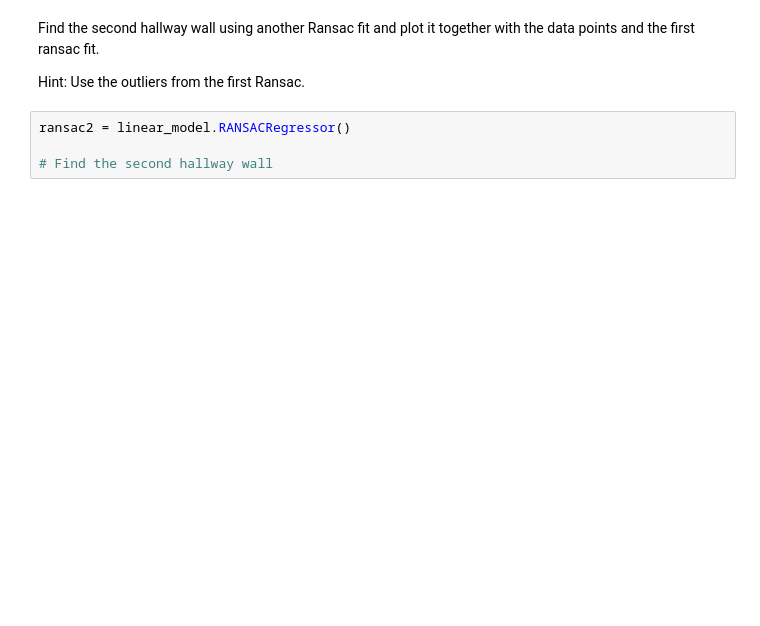
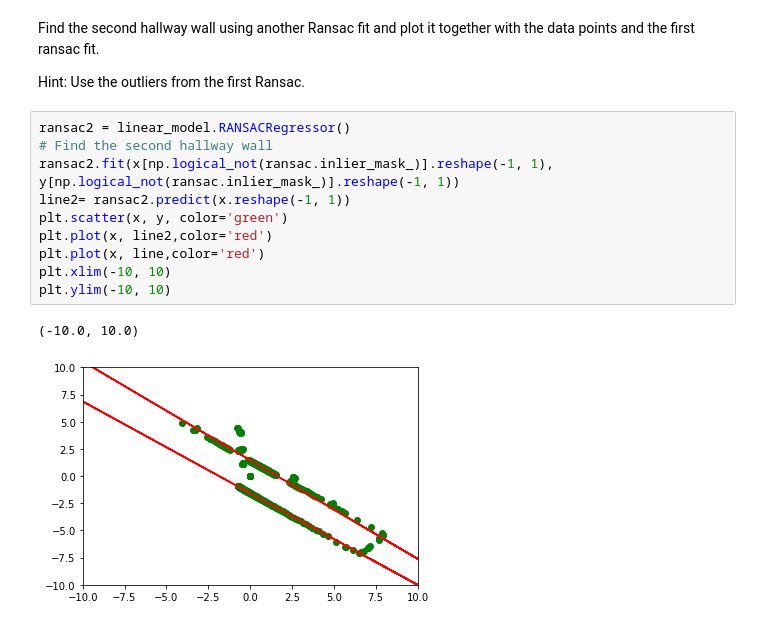
Before and after one commit to jakoboss69/Exercises-in-Perception-Group-2, a Jupyter notebook: week 4 - Multiple View Geometry 2/Bendik/Exercises/Exercise 3 - Ranging.ipynb, the cells around one changed output. Drawn from its saved outputs; the diff is of its cells as text; blank space fills up the shorter version.

```diff
--- a/week 4 - Multiple View Geometry 2/Bendik/Exercises/Exercise 3 - Ranging.ipynb
+++ b/week 4 - Multiple View Geometry 2/Bendik/Exercises/Exercise 3 - Ranging.ipynb
@@ -55,7 +79,16 @@ NameError: name 'x' is not defined
 Find the second hallway wall using another Ransac fit and plot it together with the data points and the first ransac fit.
 
 Hint: Use the outliers from the first Ransac.
-# %%
-ransac2 = linear_model.RANSACRegressor()
-
-# Find the second hallway wall
+# %%
+ransac2 = linear_model.RANSACRegressor()
+# Find the second hallway wall
+ransac2.fit(x[np.logical_not(ransac.inlier_mask_)].reshape(-1, 1), y[np.logical_not(ransac.inlier_mask_)].reshape(-1, 1))
+line2= ransac2.predict(x.reshape(-1, 1))
+plt.scatter(x, y, color='green')
+plt.plot(x, line2,color='red')
+plt.plot(x, line,color='red')
+plt.xlim(-10, 10)
+plt.ylim(-10, 10)
+# %% [output]
+(-10.0, 10.0)
+[figure, added]
```
Also changed, not shown: parts of 8 cells of this notebook, 2 other files.
